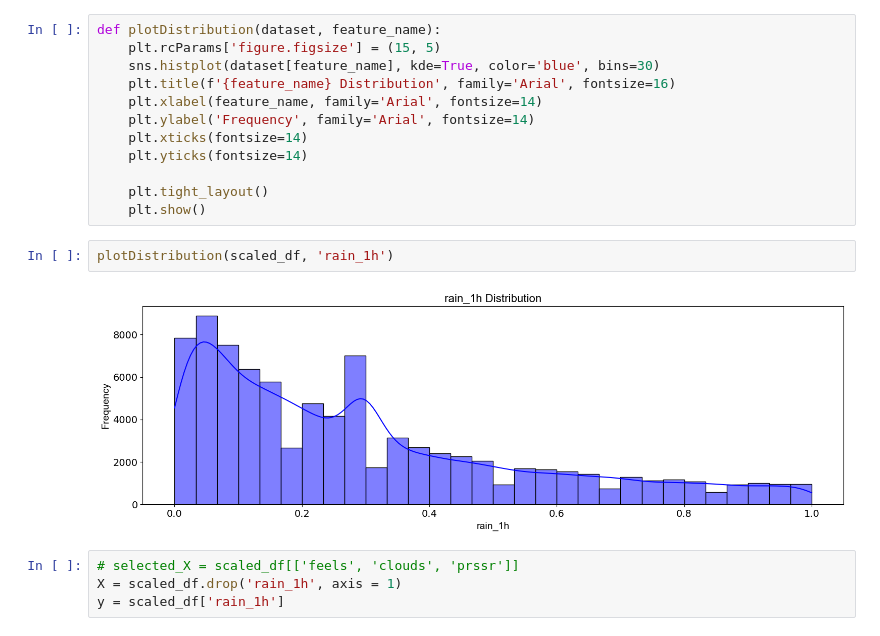
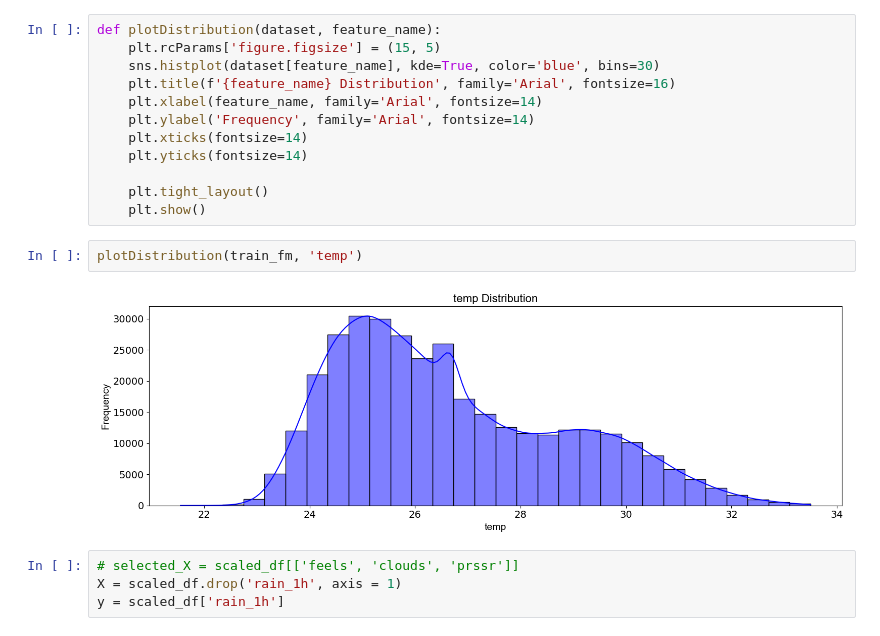
Before and after one commit to aymanrafif/rainforecasting_dq, a Jupyter notebook: basic_rf_model.ipynb, the cells around one changed output. Cells and saved outputs as stored; diff of their text form.

```diff
--- a/basic_rf_model.ipynb
+++ b/basic_rf_model.ipynb
@@ -85,10 +80,10 @@ def plotDistribution(dataset, feature_name):
 
     plt.tight_layout()
     plt.show()
-# %%
-plotDistribution(scaled_df, 'rain_1h')
-# %% [output]
-[figure, removed]
+# %%
+plotDistribution(train_fm, 'temp')
+# %% [output]
+[figure, added]
 # %%
 # selected_X = scaled_df[['feels', 'clouds', 'prssr']]
 X = scaled_df.drop('rain_1h', axis = 1)
```
Also changed, not shown: parts of 22 cells of this notebook, 4 other files.
